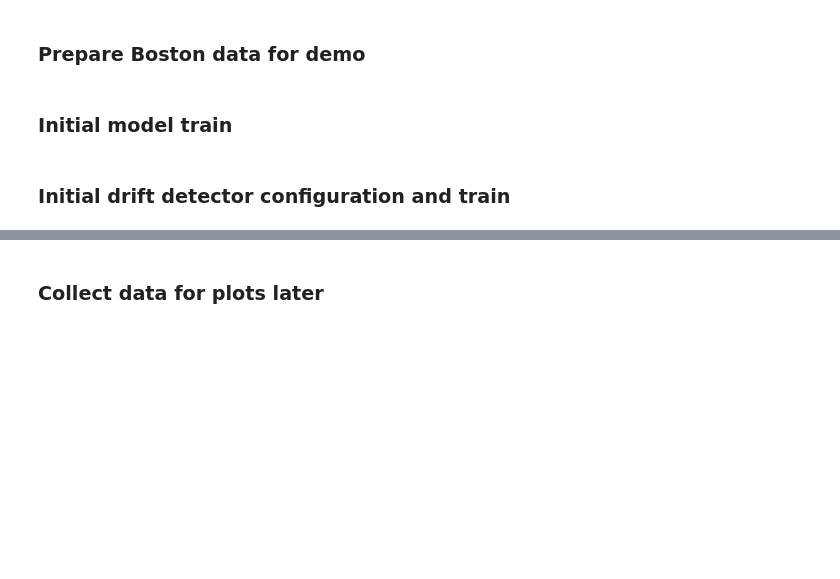
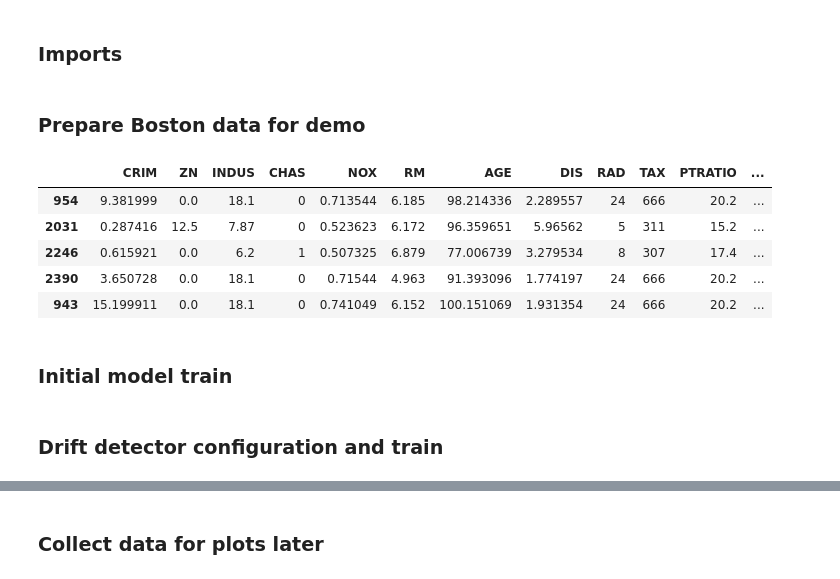
Before and after one commit to mryanivtal/mlops, a Jupyter notebook: data_drift/data_drift_module_demo.ipynb, the cells around one changed output, grey strips where cells are left out. Cells and saved outputs as stored; diff of their text form; code cells hidden in the pictures; blank space fills up the shorter version.

```diff
--- a/data_drift/data_drift_module_demo.ipynb
+++ b/data_drift/data_drift_module_demo.ipynb
@@ -1,3 +1,5 @@
+# %% [markdown]
+### Imports
 # %%
 import numpy as np
 from matplotlib.pyplot import get_cmap
@@ -16,19 +18,28 @@ from drift_detection.drift_detector import DriftDetector
 # %%
 
 # ============================================================= Initial data setup
 # Load and prep boston data
 boston = BostonDS()
 
 x = boston.x
 y = boston.y
 x_cont_features = boston.cont_features
 x_int_features = boston.int_features
 x_cat_features = boston.cat_features
 
 # from entire dataset, choose subset for initial train/test
 TRAIN_TEST_SIZE = 520
 x_sample, y_sample = sample_from_data(x, y, TRAIN_TEST_SIZE)
 x_train, x_test, y_train, y_test = train_test_split(x_sample, y_sample, test_size=0.4, random_state=10)
+
+display(x_train.head())
+# %% [output]
+|  | CRIM | ZN | INDUS | CHAS | NOX | RM | AGE | DIS | RAD | TAX | PTRATIO | ... |
+| 954 | 9.381999 | 0.0 | 18.1 | 0 | 0.713544 | 6.185 | 98.214336 | 2.289557 | 24 | 666 | 20.2 | ... |
+| 2031 | 0.287416 | 12.5 | 7.87 | 0 | 0.523623 | 6.172 | 96.359651 | 5.96562 | 5 | 311 | 15.2 | ... |
+| 2246 | 0.615921 | 0.0 | 6.2 | 1 | 0.507325 | 6.879 | 77.006739 | 3.279534 | 8 | 307 | 17.4 | ... |
+| 2390 | 3.650728 | 0.0 | 18.1 | 0 | 0.71544 | 4.963 | 91.393096 | 1.774197 | 24 | 666 | 20.2 | ... |
+| 943 | 15.199911 | 0.0 | 18.1 | 0 | 0.741049 | 6.152 | 100.151069 | 1.931354 | 24 | 666 | 20.2 | ... |
 # %% [markdown]
 ### Initial model train
 # %%
@@ -44,2 +52,2 @@ y_pred = model.predict(x_test)
 # %% [markdown]
-### Initial drift detector configuration and train
+### Drift detector configuration and train
```
Also changed, not shown: parts of 6 cells of this notebook.
